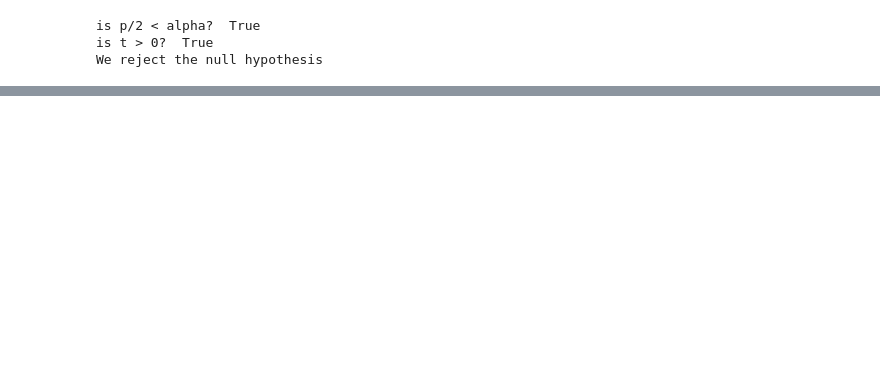
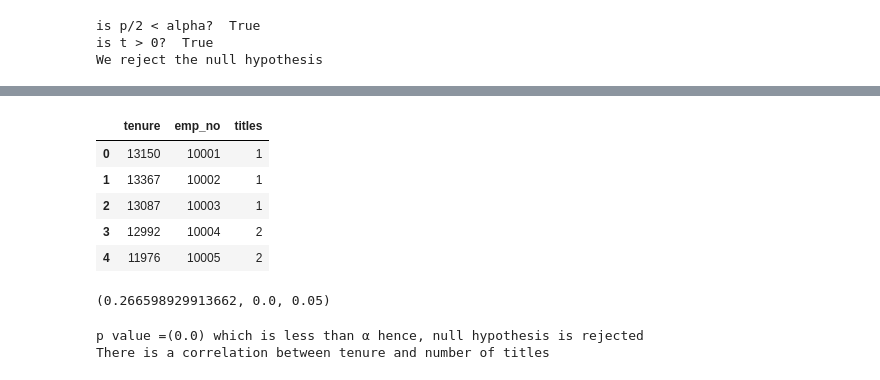
Before and after one commit to Saroj6632/statistics-exercises, a Jupyter notebook: hypothesis_testing.ipynb, the cells around one changed output, grey strips where cells are left out. Cells and saved outputs as stored; diff of their text form; code cells hidden in the pictures; blank space fills up the shorter version.

```diff
--- a/hypothesis_testing.ipynb
+++ b/hypothesis_testing.ipynb
@@ -151,3 +167,11 @@ else:
 is p/2 < alpha?  True
 is t > 0?  True
 We reject the null hypothesis
+# %%
+# different approach
+auto = mpg[mpg.trans.str.contains('auto')].average_mileage
+manual = mpg[mpg.trans.str.contains('manual')].average_mileage
+t, p =stats.ttest_ind(manual, auto, equal_var= True)
+t, p/2, alpha
+
+# since p/2 < alpha, null hypothesis is rejected
@@ -153,0 +253,8 @@ We reject the null hypothesis
+# %%
+url= f'mysql+pymysql://{env.username}:{env.password}@{env.host}/employees'
+sql =''' select datediff(curdate(), e.hire_date) as tenure, salary from employees as e
+join salaries as s using(emp_no)
+where s.to_date >= now()
+'''
+employees =pd.read_sql(sql, url)
+employees.head()
@@ -153,0 +287,32 @@ We reject the null hypothesis
+# %%
+sql = '''select datediff(curdate(), e.hire_date) as tenure, t.emp_no, count(title) as titles
+from employees as e
+join titles as t using(emp_no)
+group by t.emp_no
+'''
+url = url= f'mysql+pymysql://{env.username}:{env.password}@{env.host}/employees'
+titles = pd.read_sql(sql,url)
+titles.head()
+# %% [output]
+|  | tenure | emp_no | titles |
+| 0 | 13150 | 10001 | 1 |
+| 1 | 13367 | 10002 | 1 |
+| 2 | 13087 | 10003 | 1 |
+| 3 | 12992 | 10004 | 2 |
+| 4 | 11976 | 10005 | 2 |
+# %%
+tenure = titles.tenure
+number = titles.titles
+r,p = stats.pearsonr(tenure, number)
+r,p, α
+# %% [output]
+(0.266598929913662, 0.0, 0.05)
+# %%
+if p< α:
+    print(f'p value =({p}) which is less than α hence, null hypothesis is rejected ')
+    print('There is a correlation between tenure and number of titles')
+else:
+    print('There is no cotrelation between tenure and number of titles')
+# %% [output]
+p value =(0.0) which is less than α hence, null hypothesis is rejected
+There is a correlation between tenure and number of titles
```
Also changed, not shown: parts of 36 cells of this notebook.
